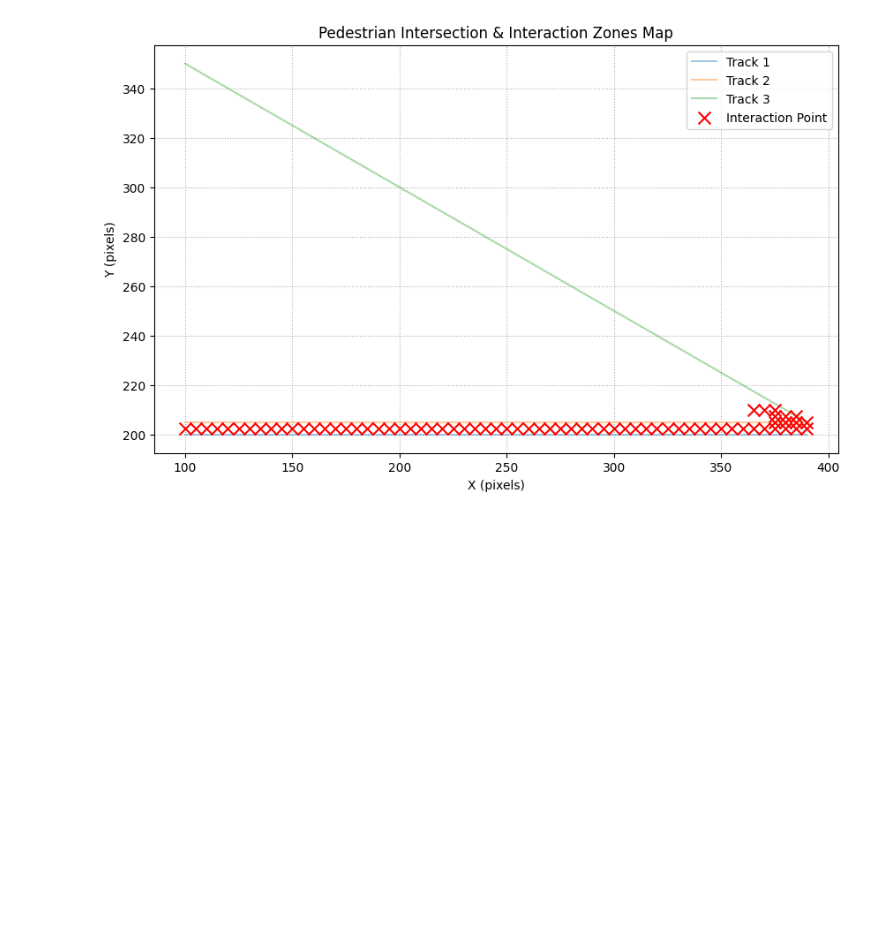
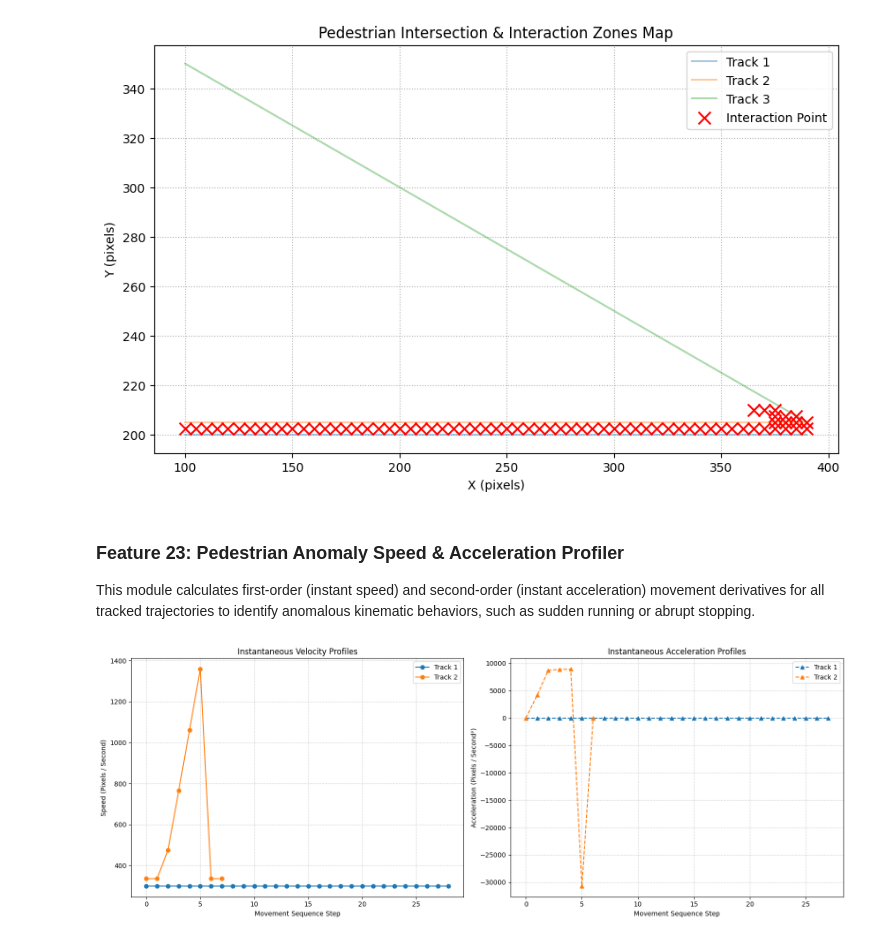
Before and after one commit to HaswinChony308/Vision-Track, a Jupyter notebook: Vision_Track.ipynb, the cells around one changed output. Drawn from its saved outputs; the diff is of its cells as text; code cells hidden in the pictures; blank space fills up the shorter version.

```diff
--- a/Vision_Track.ipynb
+++ b/Vision_Track.ipynb
@@ -1611,3 +1611,71 @@ Detected 69 unique path crossing/near-miss regions:
 | 12 | 1 | 2 | 140.0 | 202.5 | 5.00 |
 | 13 | 1 | 2 | 145.0 | 202.5 | 11.18 |
 [figure]
+# %% [markdown]
+### Feature 23: Pedestrian Anomaly Speed & Acceleration Profiler
+This module calculates first-order (instant speed) and second-order (instant acceleration) movement derivatives for all tracked trajectories to identify anomalous kinematic behaviors, such as sudden running or abrupt stopping.
+# %%
+import numpy as np
+import pandas as pd
+import matplotlib.pyplot as plt
+
+# Fallback trajectories if previous tracking cells have not been executed
+if 'trajectories' not in locals() and 'trajectories' not in globals():
+    # Simulating standard walking (Track 1) and sudden acceleration/deceleration behavior (Track 2)
+    trajectories = {
+        1: [(x, 300) for x in range(100, 400, 10)],
+        2: [(100, 100), (110, 105), (120, 110), (135, 115), (160, 120), (195, 125), (240, 130), (250, 135), (260, 140)]
+    }
+
+FPS = 30.0
+kinematic_profiles = {}
+
+for track_id, coords in trajectories.items():
+    if len(coords) < 3:
+        continue
+
+    coords_arr = np.array(coords)
+    # Compute displacement vectors
+    diffs = np.diff(coords_arr, axis=0)
+    # Compute distance per step (pixels)
+    step_distances = np.sqrt((diffs ** 2).sum(axis=1))
+    # Convert to speed (pixels per second)
+    speeds_px_sec = step_distances * FPS
+    # Compute acceleration (pixels per second squared) as derivative of speed
+    accelerations = np.diff(speeds_px_sec) * FPS
+
+    kinematic_profiles[track_id] = {
+        'speeds': speeds_px_sec,
+        'accelerations': accelerations
+    }
+
+# Visualization of the profile
+if kinematic_profiles:
+    fig, axes = plt.subplots(1, 2, figsize=(16, 6))
+
+    # Plot Instantaneous Speeds
+    for track_id, profile in kinematic_profiles.items():
+        steps = np.arange(len(profile['speeds']))
+        axes[0].plot(steps, profile['speeds'], marker='o', label=f'Track {track_id}')
+    axes[0].set_title('Instantaneous Velocity Profiles')
+    axes[0].set_xlabel('Movement Sequence Step')
+    axes[0].set_ylabel('Speed (Pixels / Second)')
+    axes[0].grid(True, linestyle=':')
+    axes[0].legend()
+
+    # Plot Instantaneous Accelerations
+    for track_id, profile in kinematic_profiles.items():
+        steps = np.arange(len(profile['accelerations']))
+        axes[1].plot(steps, profile['accelerations'], marker='^', linestyle='--', label=f'Track {track_id}')
+    axes[1].set_title('Instantaneous Acceleration Profiles')
+    axes[1].set_xlabel('Movement Sequence Step')
+    axes[1].set_ylabel('Acceleration (Pixels / Second²)')
+    axes[1].grid(True, linestyle=':')
+    axes[1].legend()
+
+    plt.tight_layout()
+    plt.show()
+else:
+    print("Not enough tracking coordinates to build profiles.")
+# %% [output]
+[figure, added]
```
